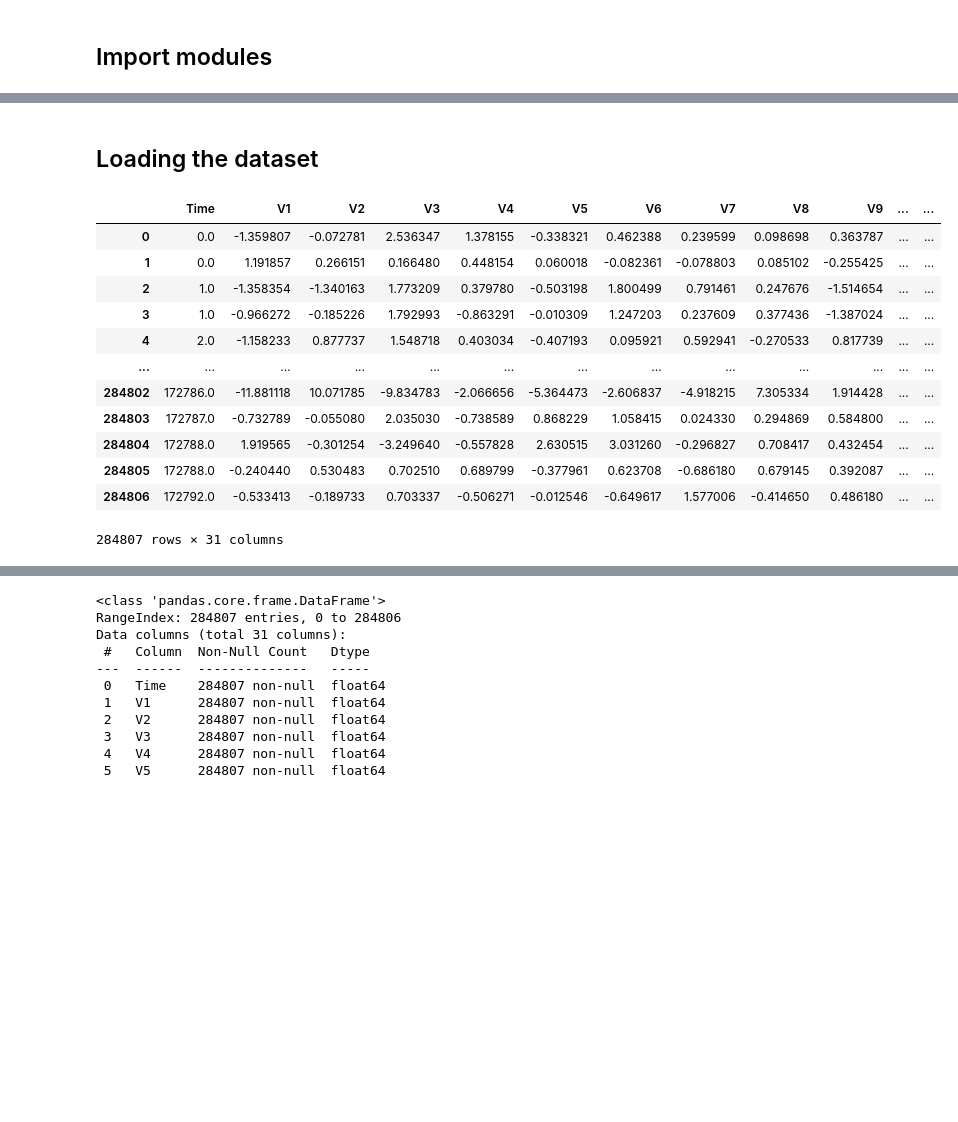
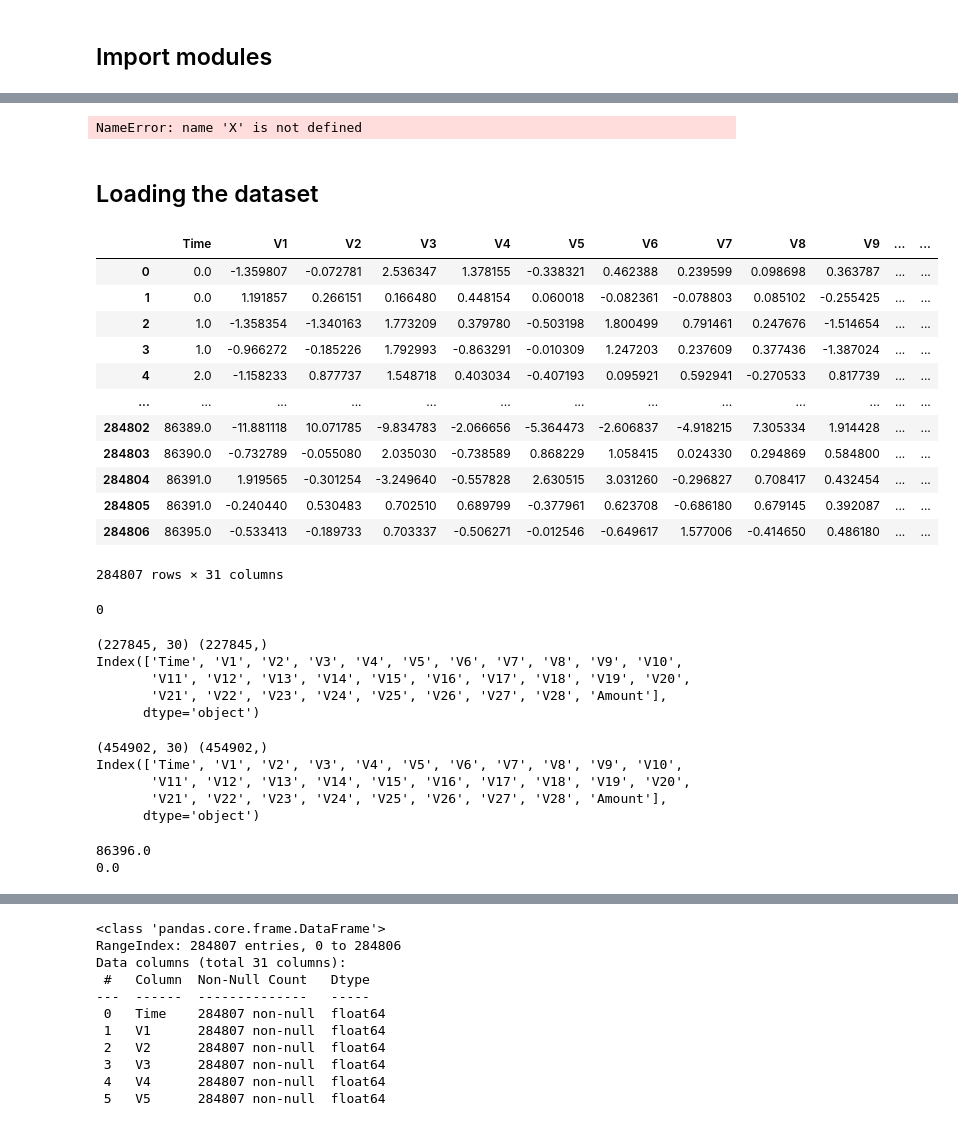
Before and after one commit to RalphLafa/SNU-Bigdata-Fintech, a Jupyter notebook: Machine-learning/Oversampling.ipynb, the cells around one changed output, grey strips where cells are left out. Saved outputs shown, nothing was run; the diff lists cells and outputs as text; code cells hidden in the pictures; blank space fills up the shorter version.

```diff
--- a/Machine-learning/Oversampling.ipynb
+++ b/Machine-learning/Oversampling.ipynb
@@ -69,22 +91,54 @@ def over_sampling(r, X_set, y_set):
     y_sample = merged_df["Class"]
 
     return (X_sample, y_sample)
+# %%
+from imblearn.over_sampling import RandomOverSampler
+from imblearn.over_sampling import SMOTE
+from imblearn.under_sampling import RandomUnderSampler
+
+# Define the oversampler
+oversampler = RandomOverSampler(sampling_strategy='minority')
+#SMOTE
+oversampler = SMOTE()
+
+'''
+kind: A string parameter that specifies the type of SMOTE to use. The options are 'regular', 'borderline1', 'borderline2', 'svm', or 'all'. The default is 'regular'.
+out_step: A float parameter that specifies the step size when interpolating new samples. The default is 0.5.
+m_neighbors: An integer parameter that specifies the number of nearest neighbors to use when selecting minority class samples to oversample. The default is 5.
+svm_estimator: An object parameter that specifies the estimator object used for the SVM-based SMOTE variant. The default is None.
+n_jobs: The number of CPU cores to use for parallelization. The default is 1.
+verbose: A verbosity level for logging. The default is 0.
+'''
+# undersampling
+undersampler = RandomUnderSampler(sampling_strategy='majority')
+
+# Fit and transform the data
+X_resampled, y_resampled = oversampler.fit_resample(X, y)
+
+#X_resampled, y_resampled = undersampler.fit_resample(X, y)
+# %% [output]
+NameError: name 'X' is not defined
 # %% [markdown]
 ## Loading the dataset
 # %%
 df = pd.read_csv('creditcard.csv')
+df['Time'] %= 86397
 df
 # %% [output]
 |  | Time | V1 | V2 | V3 | V4 | V5 | V6 | V7 | V8 | V9 | ... | ... |
 | 0 | 0.0 | -1.359807 | -0.072781 | 2.536347 | 1.378155 | -0.338321 | 0.462388 | 0.239599 | 0.098698 | 0.363787 | ... | ... |
 | 1 | 0.0 | 1.191857 | 0.266151 | 0.166480 | 0.448154 | 0.060018 | -0.082361 | -0.078803 | 0.085102 | -0.255425 | ... | ... |
 | 2 | 1.0 | -1.358354 | -1.340163 | 1.773209 | 0.379780 | -0.503198 | 1.800499 | 0.791461 | 0.247676 | -1.514654 | ... | ... |
 | 3 | 1.0 | -0.966272 | -0.185226 | 1.792993 | -0.863291 | -0.010309 | 1.247203 | 0.237609 | 0.377436 | -1.387024 | ... | ... |
 | 4 | 2.0 | -1.158233 | 0.877737 | 1.548718 | 0.403034 | -0.407193 | 0.095921 | 0.592941 | -0.270533 | 0.817739 | ... | ... |
 | ... | ... | ... | ... | ... | ... | ... | ... | ... | ... | ... | ... | ... |
-| 284802 | 172786.0 | -11.881118 | 10.071785 | -9.834783 | -2.066656 | -5.364473 | -2.606837 | -4.918215 | 7.305334 | 1.914428 | ... | ... |
-| 284803 | 172787.0 | -0.732789 | -0.055080 | 2.035030 | -0.738589 | 0.868229 | 1.058415 | 0.024330 | 0.294869 | 0.584800 | ... | ... |
-| 284804 | 172788.0 | 1.919565 | -0.301254 | -3.249640 | -0.557828 | 2.630515 | 3.031260 | -0.296827 | 0.708417 | 0.432454 | ... | ... |
-| 284805 | 172788.0 | -0.240440 | 0.530483 | 0.702510 | 0.689799 | -0.377961 | 0.623708 | -0.686180 | 0.679145 | 0.392087 | ... | ... |
-| 284806 | 172792.0 | -0.533413 | -0.189733 | 0.703337 | -0.506271 | -0.012546 | -0.649617 | 1.577006 | -0.414650 | 0.486180 | ... | ... |
+| 284802 | 86389.0 | -11.881118 | 10.071785 | -9.834783 | -2.066656 | -5.364473 | -2.606837 | -4.918215 | 7.305334 | 1.914428 | ... | ... |
+| 284803 | 86390.0 | -0.732789 | -0.055080 | 2.035030 | -0.738589 | 0.868229 | 1.058415 | 0.024330 | 0.294869 | 0.584800 | ... | ... |
+| 284804 | 86391.0 | 1.919565 | -0.301254 | -3.249640 | -0.557828 | 2.630515 | 3.031260 | -0.296827 | 0.708417 | 0.432454 | ... | ... |
+| 284805 | 86391.0 | -0.240440 | 0.530483 | 0.702510 | 0.689799 | -0.377961 | 0.623708 | -0.686180 | 0.679145 | 0.392087 | ... | ... |
+| 284806 | 86395.0 | -0.533413 | -0.189733 | 0.703337 | -0.506271 | -0.012546 | -0.649617 | 1.577006 | -0.414650 | 0.486180 | ... | ... |
 284807 rows × 31 columns
+# %%
+df.Time.isna().sum()
+# %% [output]
+0
@@ -90,0 +151,9 @@ df
+# %%
+print(x_train.shape, y_train.shape)
+print(x_train.columns)
+# %% [output]
+(227845, 30) (227845,)
+Index(['Time', 'V1', 'V2', 'V3', 'V4', 'V5', 'V6', 'V7', 'V8', 'V9', 'V10',
+       'V11', 'V12', 'V13', 'V14', 'V15', 'V16', 'V17', 'V18', 'V19', 'V20',
+       'V21', 'V22', 'V23', 'V24', 'V25', 'V26', 'V27', 'V28', 'Amount'],
+      dtype='object')
@@ -91,3 +162,19 @@ df
+# %%
+print(x_train.shape, y_train.shape)
+print(x_train.columns)
+# %% [output]
+(454902, 30) (454902,)
+Index(['Time', 'V1', 'V2', 'V3', 'V4', 'V5', 'V6', 'V7', 'V8', 'V9', 'V10',
+       'V11', 'V12', 'V13', 'V14', 'V15', 'V16', 'V17', 'V18', 'V19', 'V20',
+       'V21', 'V22', 'V23', 'V24', 'V25', 'V26', 'V27', 'V28', 'Amount'],
+      dtype='object')
+# %%
+#print(x_train.Time.value_counts())
+print(x_train["Time"][x_train.Time.idxmax()])
+print(x_train["Time"][x_train.Time.idxmin()])
+# %% [output]
+86396.0
+0.0
 # %%
 # statistical info
 df.describe()
```
Also changed, not shown: parts of 6 cells of this notebook.
